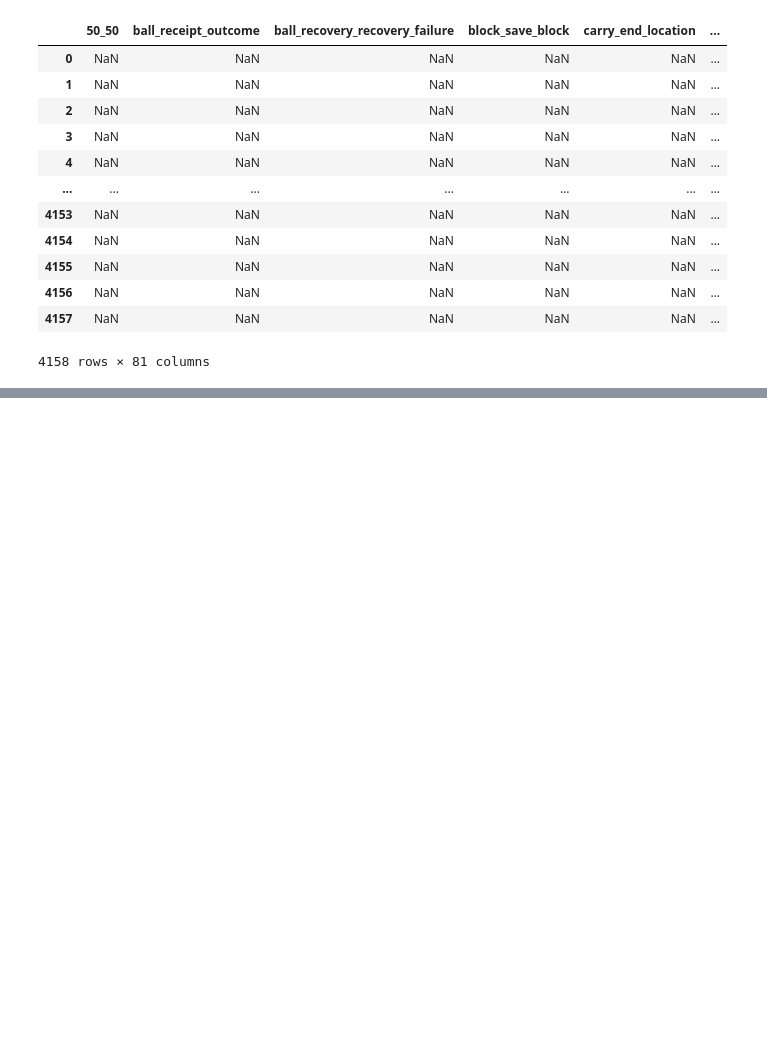
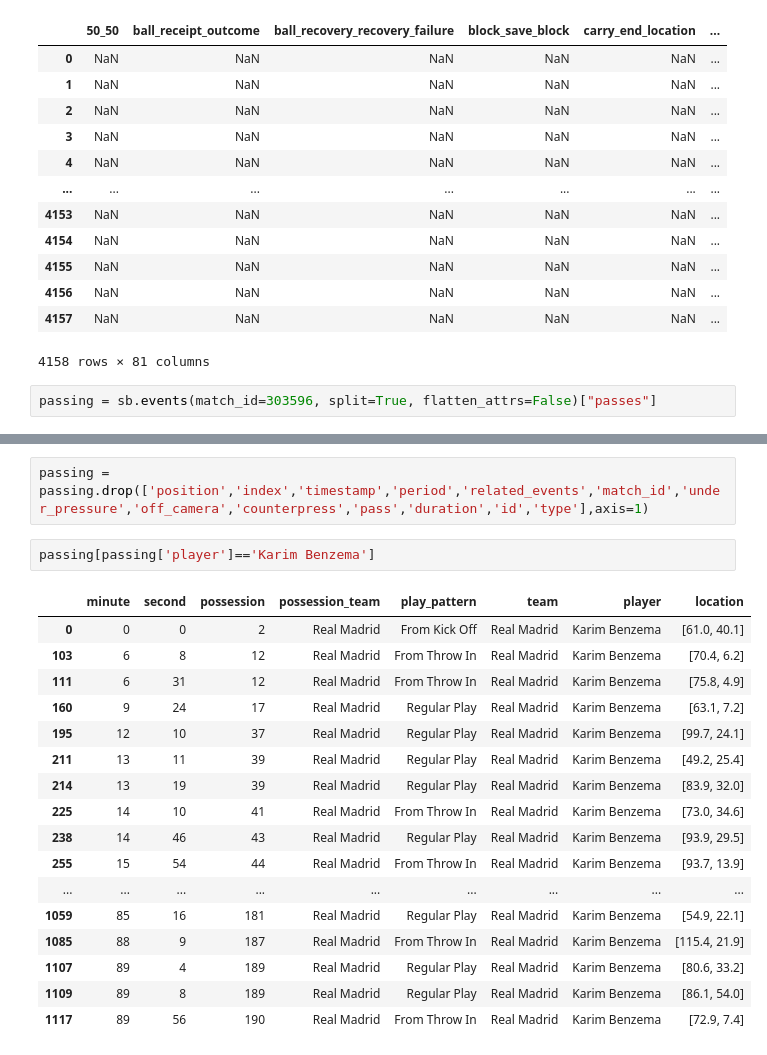
Before and after one commit to hoangphung21/python-selflearning-linkedin, a Jupyter notebook: Soccer/StatsbombTest.ipynb, the cells around one changed output, grey strips where cells are left out. Drawn from its saved outputs; the diff is of its cells as text; blank space fills up the shorter version.

```diff
--- a/Soccer/StatsbombTest.ipynb
+++ b/Soccer/StatsbombTest.ipynb
@@ -65,3 +65,5 @@ events
 | 4156 | NaN | NaN | NaN | NaN | NaN | ... |
 | 4157 | NaN | NaN | NaN | NaN | NaN | ... |
 4158 rows × 81 columns
+# %%
+passing = sb.events(match_id=303596, split=True, flatten_attrs=False)["passes"]
@@ -67,0 +88,22 @@ events
+# %%
+passing = passing.drop(['position','index','timestamp','period','related_events','match_id','under_pressure','off_camera','counterpress','pass','duration','id','type'],axis=1)
+# %%
+passing[passing['player']=='Karim Benzema']
+# %% [output]
+|  | minute | second | possession | possession_team | play_pattern | team | player | location |
+| 0 | 0 | 0 | 2 | Real Madrid | From Kick Off | Real Madrid | Karim Benzema | [61.0, 40.1] |
+| 103 | 6 | 8 | 12 | Real Madrid | From Throw In | Real Madrid | Karim Benzema | [70.4, 6.2] |
+| 111 | 6 | 31 | 12 | Real Madrid | From Throw In | Real Madrid | Karim Benzema | [75.8, 4.9] |
+| 160 | 9 | 24 | 17 | Real Madrid | Regular Play | Real Madrid | Karim Benzema | [63.1, 7.2] |
+| 195 | 12 | 10 | 37 | Real Madrid | Regular Play | Real Madrid | Karim Benzema | [99.7, 24.1] |
+| 211 | 13 | 11 | 39 | Real Madrid | Regular Play | Real Madrid | Karim Benzema | [49.2, 25.4] |
+| 214 | 13 | 19 | 39 | Real Madrid | Regular Play | Real Madrid | Karim Benzema | [83.9, 32.0] |
+| 225 | 14 | 10 | 41 | Real Madrid | From Throw In | Real Madrid | Karim Benzema | [73.0, 34.6] |
+| 238 | 14 | 46 | 43 | Real Madrid | Regular Play | Real Madrid | Karim Benzema | [93.9, 29.5] |
+| 255 | 15 | 54 | 44 | Real Madrid | From Throw In | Real Madrid | Karim Benzema | [93.7, 13.9] |
+| ... | ... | ... | ... | ... | ... | ... | ... | ... |
+| 1059 | 85 | 16 | 181 | Real Madrid | Regular Play | Real Madrid | Karim Benzema | [54.9, 22.1] |
+| 1085 | 88 | 9 | 187 | Real Madrid | From Throw In | Real Madrid | Karim Benzema | [115.4, 21.9] |
+| 1107 | 89 | 4 | 189 | Real Madrid | Regular Play | Real Madrid | Karim Benzema | [80.6, 33.2] |
+| 1109 | 89 | 8 | 189 | Real Madrid | Regular Play | Real Madrid | Karim Benzema | [86.1, 54.0] |
+| 1117 | 89 | 56 | 190 | Real Madrid | From Throw In | Real Madrid | Karim Benzema | [72.9, 7.4] |
```
Also changed, not shown: parts of 2 cells of this notebook.
